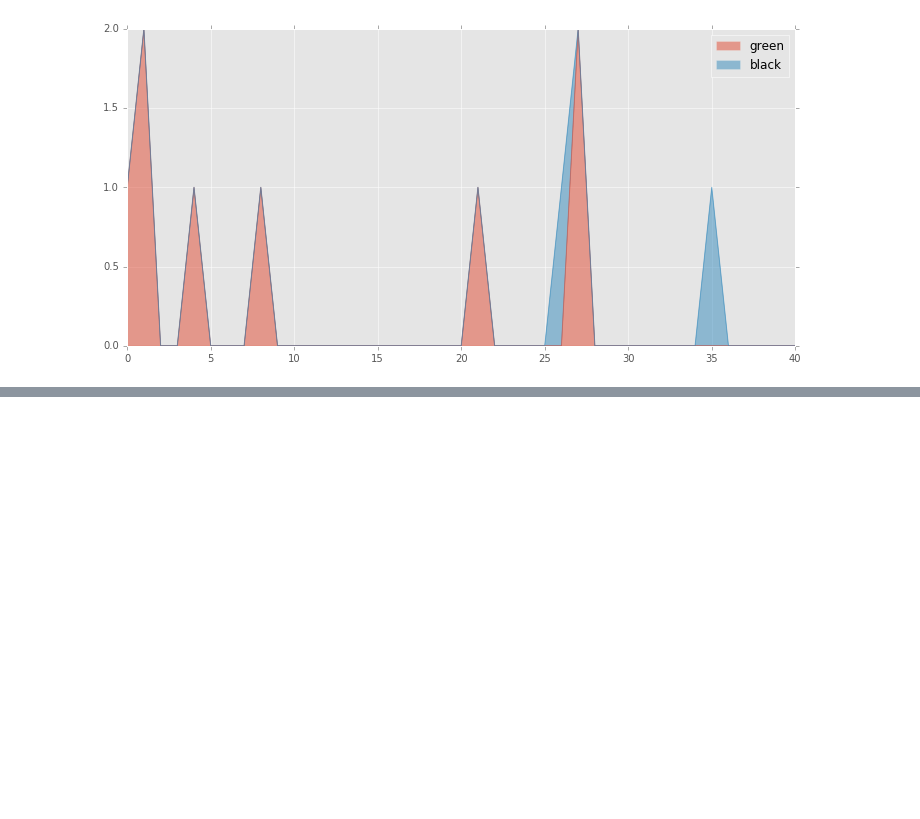
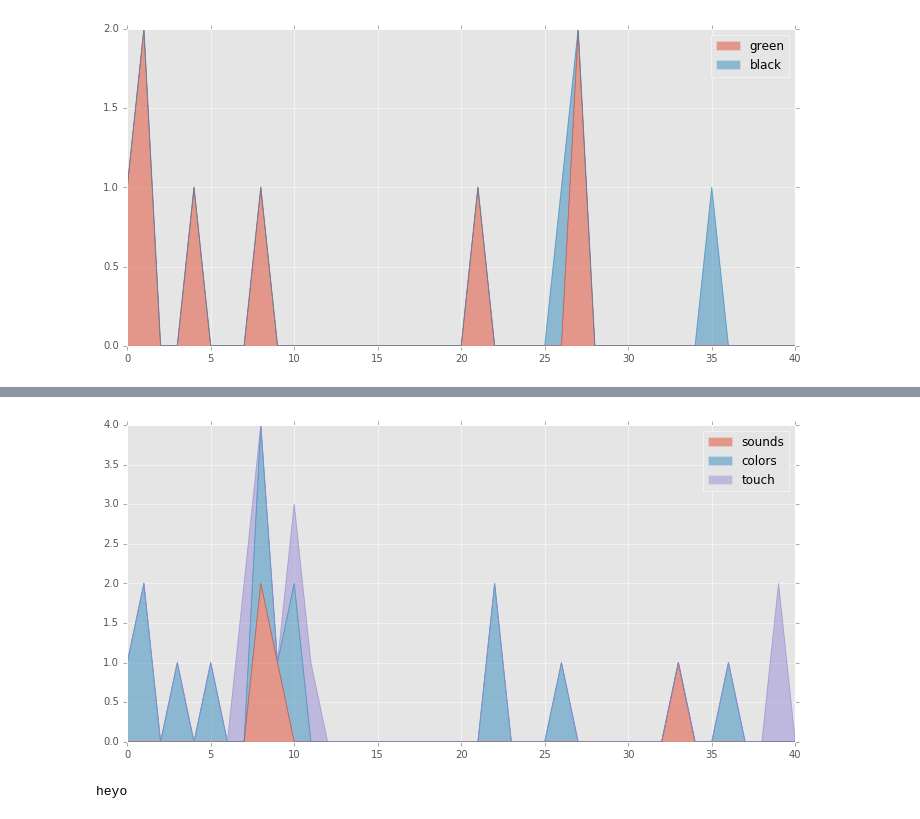
Before and after one commit to JonathanReeve/corpus-mansfield-garden-party-TEI, a Jupyter notebook: garden-party-tag-stats.ipynb, the cells around one changed output, grey strips where cells are left out. Drawn from its saved outputs; the diff is of its cells as text; code cells hidden in the pictures; blank space fills up the shorter version.

```diff
--- a/garden-party-tag-stats.ipynb
+++ b/garden-party-tag-stats.ipynb
@@ -157,0 +158,8 @@ plotTags(['hats', 'voices'])
+# %%
+plotTags(['sounds', 'colors', 'touch'])
+# %% [output]
+[figure, added]
+# %%
+print('heyo')
+# %% [output]
+heyo
```
Also changed, not shown: parts of 6 cells of this notebook, 12 other files.
